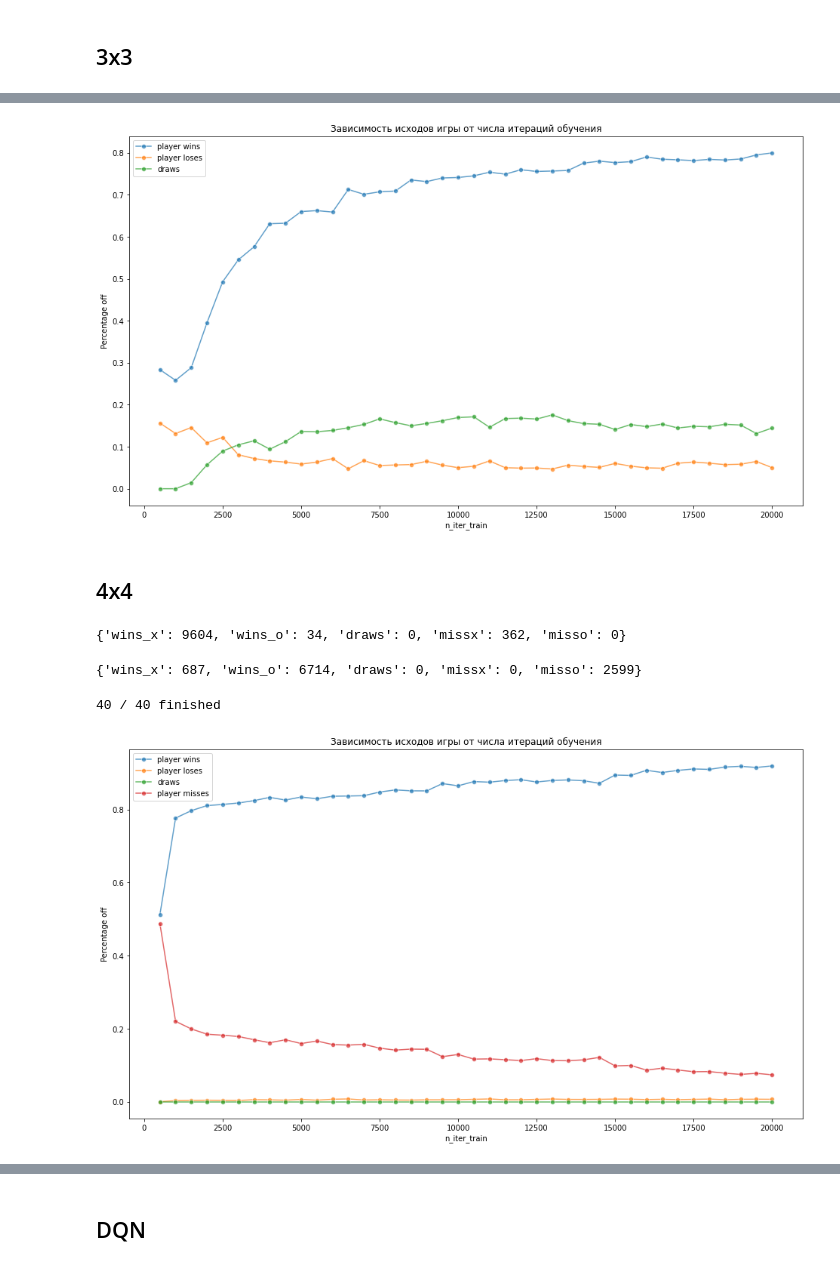
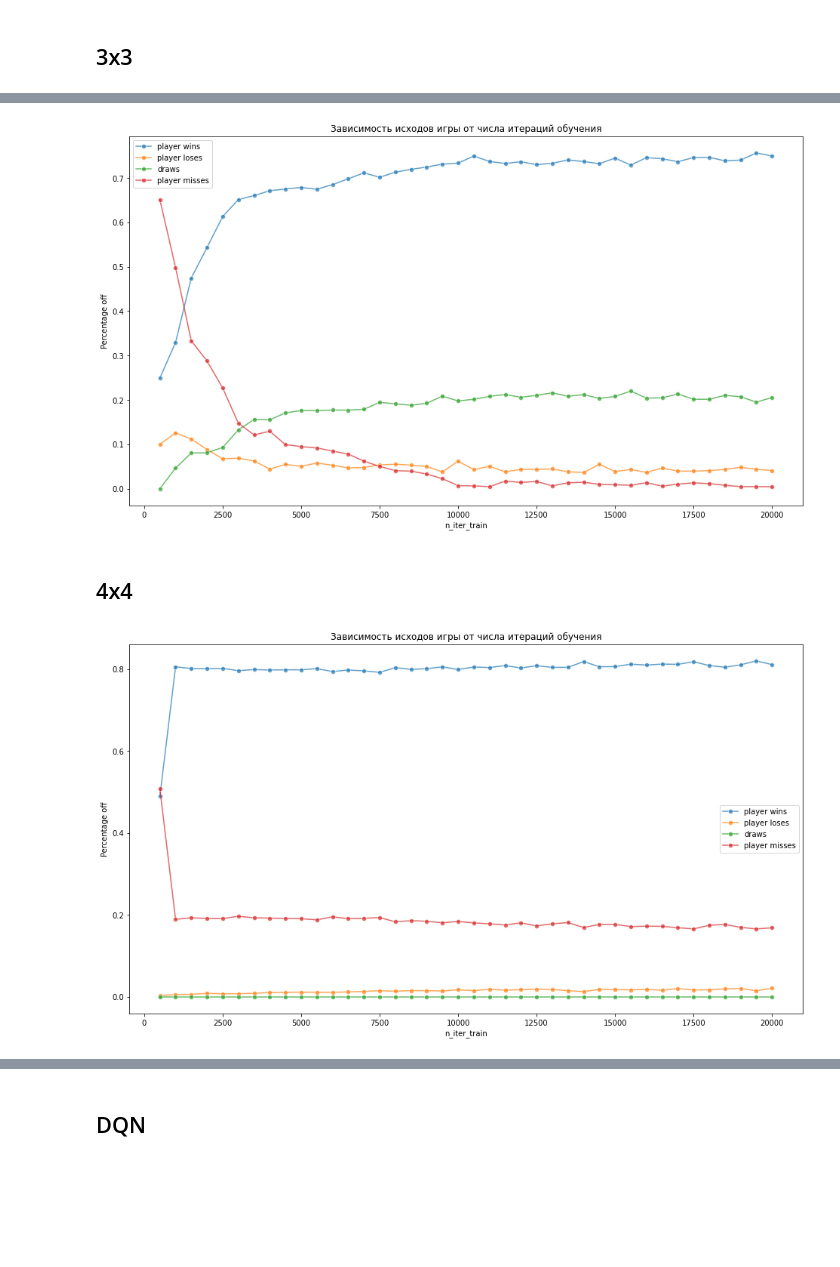
Before and after one commit to tazizov/some_ml_notebooks, a Jupyter notebook: tictactoe-rl/tictactoe_q_learning.ipynb, the cells around one changed output, grey strips where cells are left out. Saved outputs shown, nothing was run; the diff lists cells and outputs as text; code cells hidden in the pictures; blank space fills up the shorter version.

```diff
--- a/tictactoe-rl/tictactoe_q_learning.ipynb
+++ b/tictactoe-rl/tictactoe_q_learning.ipynb
@@ -26,5 +26,5 @@ trainer = Trainer(game)
 qplayer_params = {'eps': 0.3, 'alpha': 0.01, 'gamma': 1}
 qplayer_x , qplayer_o = QLearningPlayer(**qplayer_params), QLearningPlayer(**qplayer_params)
 # %%
-trainer.train_one('x', qplayer_x, n_iter=100000)
-trainer.train_one('o', qplayer_o, n_iter=100000)
+trainer.train_table('x', qplayer_x, n_iter=100000)
+trainer.train_table('o', qplayer_o, n_iter=100000)
@@ -37,4 +34,0 @@ game.check_rewards(qplayer_x, qplayer_o)
-# %%
-qplayer_x.reset()
-trainer.train_two(qplayer_x, qplayer_o, n_iter=100000)
-game.check_rewards(qplayer_x, rplayer_o)
@@ -65,7 +39,7 @@ Wins percentage: 0.9605
 # %%
-trainer.plot_learning_one('o', qplayer_o, rplayer_x, max_iter=20000, iter_step=500, iter_check=10000)
+trainer.plot_learning_table('o', qplayer_o, rplayer_x, max_iter=20000, iter_step=500, iter_check=10000)
 # %% [output]
-[figure, old version]
+[figure, new version]
 # %% [markdown]
 ## 4x4
 # %%
@@ -75,14 +49,3 @@ game = TicTacToeGame(env)
 qplayer_params = {'eps': 0.3, 'alpha': 0.01, 'gamma': 1, 'n_rows': 4, 'n_cols': 4}
 qplayer_x , qplayer_o = QLearningPlayer(**qplayer_params), QLearningPlayer(**qplayer_params)
 rplayer_x, rplayer_o = RandomPlayer(), RandomPlayer()
-# %%
-trainer = Trainer(game)
-trainer.train_one('x', qplayer_x, sparring_partner=rplayer_o, n_iter=100000)
-game.check_rewards(qplayer_x, rplayer_o)
-# %% [output]
-{'wins_x': 9604, 'wins_o': 34, 'draws': 0, 'missx': 362, 'misso': 0}
-# %%
-trainer.train_one('o', qplayer_o, sparring_partner=rplayer_x, n_iter=100000)
-game.check_rewards(rplayer_x, qplayer_o)
-# %% [output]
-{'wins_x': 687, 'wins_o': 6714, 'draws': 0, 'missx': 0, 'misso': 2599}
@@ -89,6 +54,5 @@ game.check_rewards(rplayer_x, qplayer_o)
 # %%
-trainer.plot_learning_one('x', qplayer_x, rplayer_o, max_iter=20000, iter_step=500, iter_check=10000)
+trainer.plot_learning_table('x', qplayer_x, rplayer_o, max_iter=20000, iter_step=500, iter_check=10000)
 # %% [output]
-40 / 40 finished
-[figure, old version]
+[figure, new version]
 # %%
```
Also changed, not shown: parts of 24 cells of this notebook, 1 other file.
